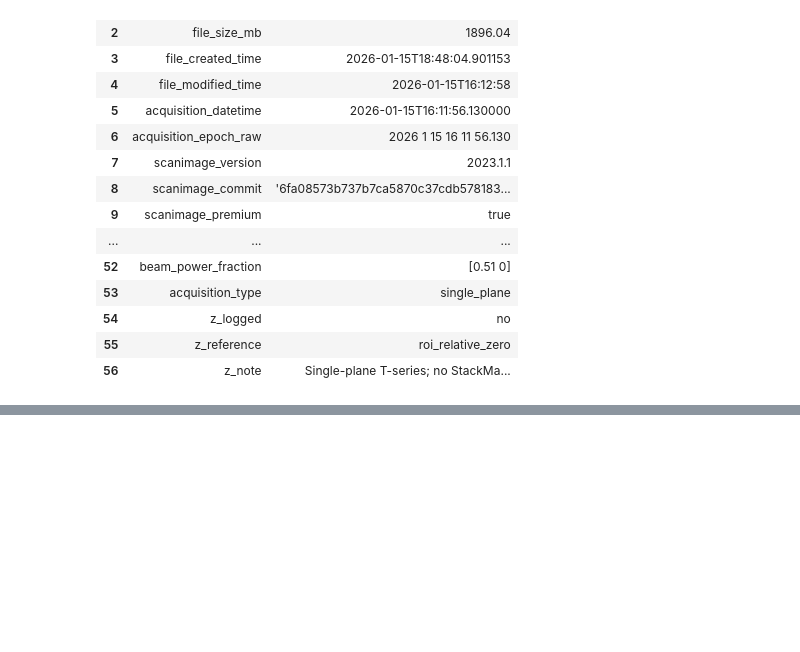
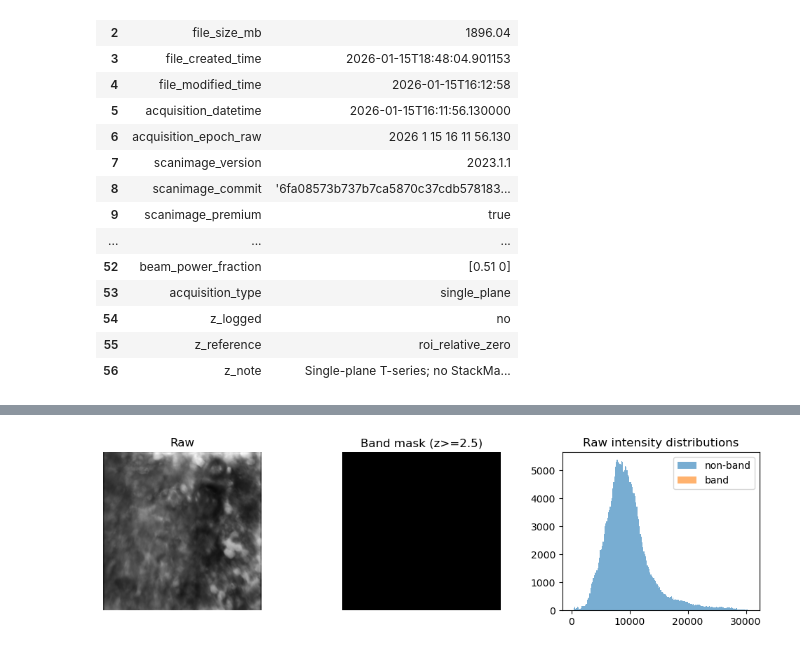
Before and after one commit to ufcolemanlab/NMCoop_Shared, a Jupyter notebook: coop_jupyter/image_hist&qc_scanimage_TCXY.ipynb, the cells around one changed output, grey strips where cells are left out. Drawn from its saved outputs; the diff is of its cells as text; code cells hidden in the pictures; blank space fills up the shorter version.

```diff
--- a/coop_jupyter/image_hist&qc_scanimage_TCXY.ipynb
+++ b/coop_jupyter/image_hist&qc_scanimage_TCXY.ipynb
@@ -1545,0 +2214,5 @@ array([  31,   32,   33,   34,   35,   36,   37,   38,   39,  141,  142,
+# %%
+img1 = data_tyx_ch1.mean(axis=0)
+mask1, artifact1 = artifact_mask_and_hist(img1, z=2.5)
+# %% [output]
+[figure, added]
```
Also changed, not shown: parts of 19 cells of this notebook, 1 other file.
